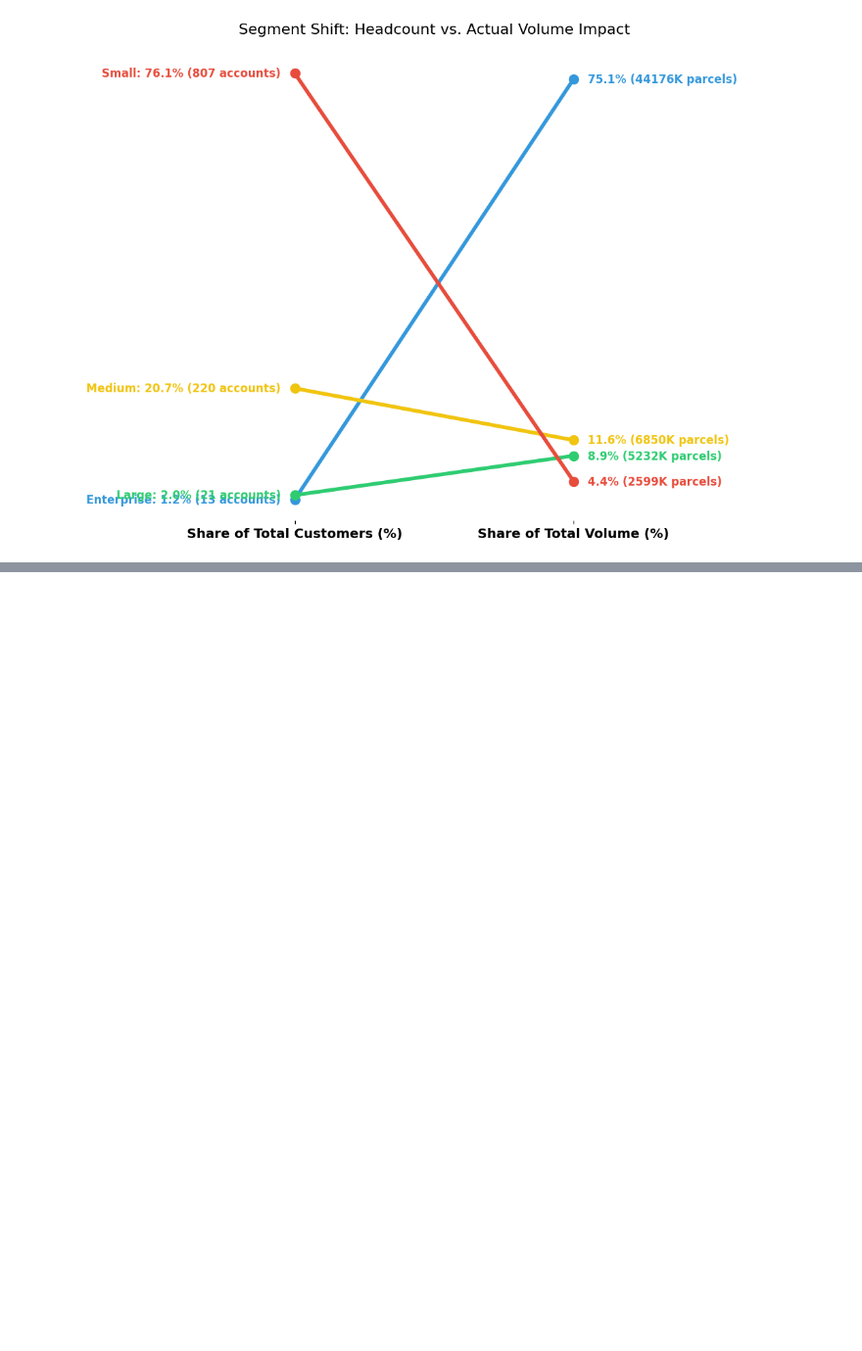
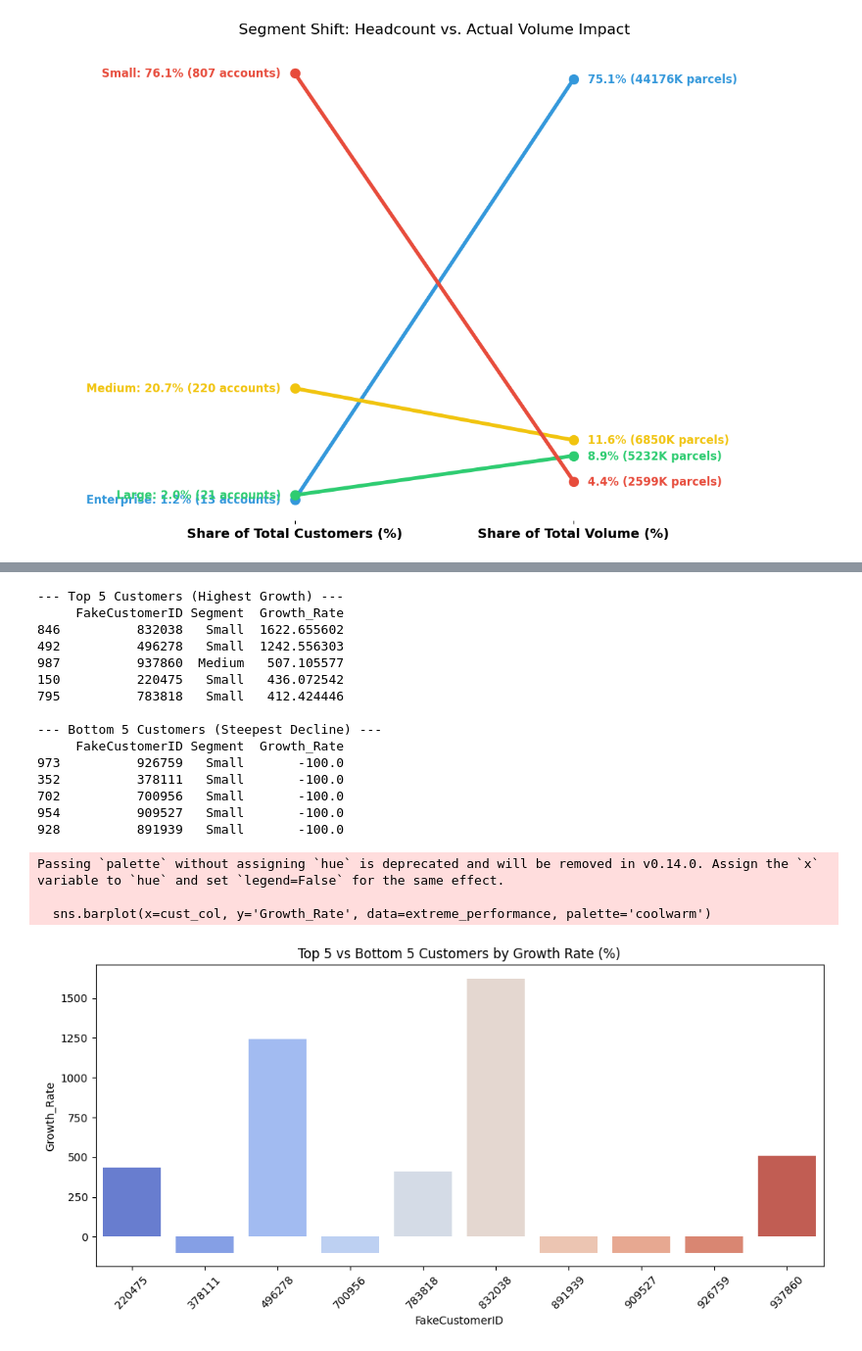
Before and after one commit to Ayman-Karovadiya-000590531/COMP-603-Final-Project, a Jupyter notebook: EXTRA_Analysis.ipynb, the cells around one changed output, grey strips where cells are left out. Shown at 98% size. Drawn from its saved outputs; the diff is of its cells as text; code cells hidden in the pictures; blank space fills up the shorter version.

```diff
--- a/EXTRA_Analysis.ipynb
+++ b/EXTRA_Analysis.ipynb
@@ -629,0 +757,38 @@ plt.close()
+# %%
+existing_customers = final_df[final_df['Vol_Baseline'] > 0].copy()
+
+top_performers = existing_customers.sort_values(by='Growth_Rate', ascending=False).head(5)
+bottom_performers = existing_customers.sort_values(by='Growth_Rate', ascending=True).head(5)
+
+print("--- Top 5 Customers (Highest Growth) ---")
+print(top_performers[[cust_col, 'Segment', 'Growth_Rate']])
+
+print("\n--- Bottom 5 Customers (Steepest Decline) ---")
+print(bottom_performers[[cust_col, 'Segment', 'Growth_Rate']])
+
+extreme_performance = pd.concat([top_performers, bottom_performers])
+plt.figure(figsize=(12, 5))
+sns.barplot(x=cust_col, y='Growth_Rate', data=extreme_performance, palette='coolwarm')
+plt.xticks(rotation=45)
+plt.title('Top 5 vs Bottom 5 Customers by Growth Rate (%)')
+plt.show()
+# %% [output]
+--- Top 5 Customers (Highest Growth) ---
+     FakeCustomerID Segment  Growth_Rate
+846          832038   Small  1622.655602
+492          496278   Small  1242.556303
+987          937860  Medium   507.105577
+150          220475   Small   436.072542
+795          783818   Small   412.424446
+
+--- Bottom 5 Customers (Steepest Decline) ---
+     FakeCustomerID Segment  Growth_Rate
+973          926759   Small       -100.0
+352          378111   Small       -100.0
+702          700956   Small       -100.0
+954          909527   Small       -100.0
+928          891939   Small       -100.0
+Passing `palette` without assigning `hue` is deprecated and will be removed in v0.14.0. Assign the `x` variable to `hue` and set `legend=False` for the same effect.
+
+  sns.barplot(x=cust_col, y='Growth_Rate', data=extreme_performance, palette='coolwarm')
+[figure, added]
```
Also changed, not shown: parts of 7 cells of this notebook.
